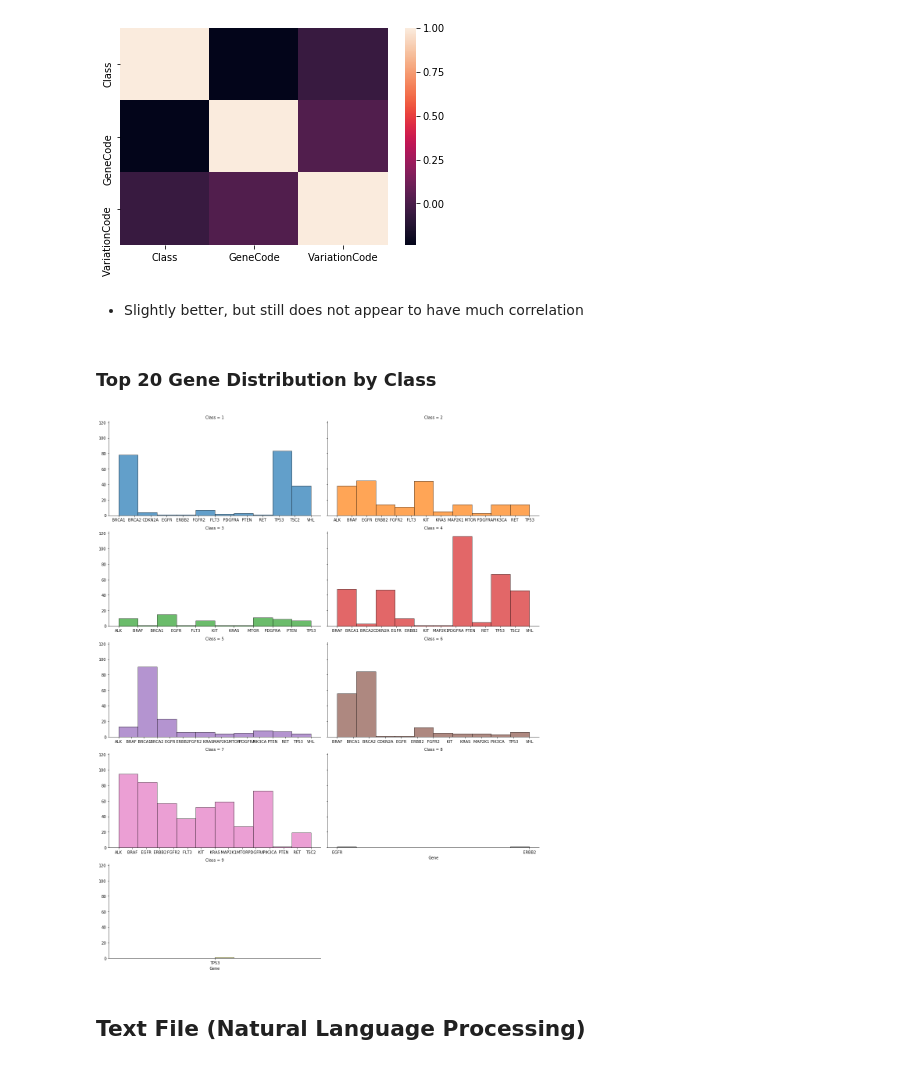
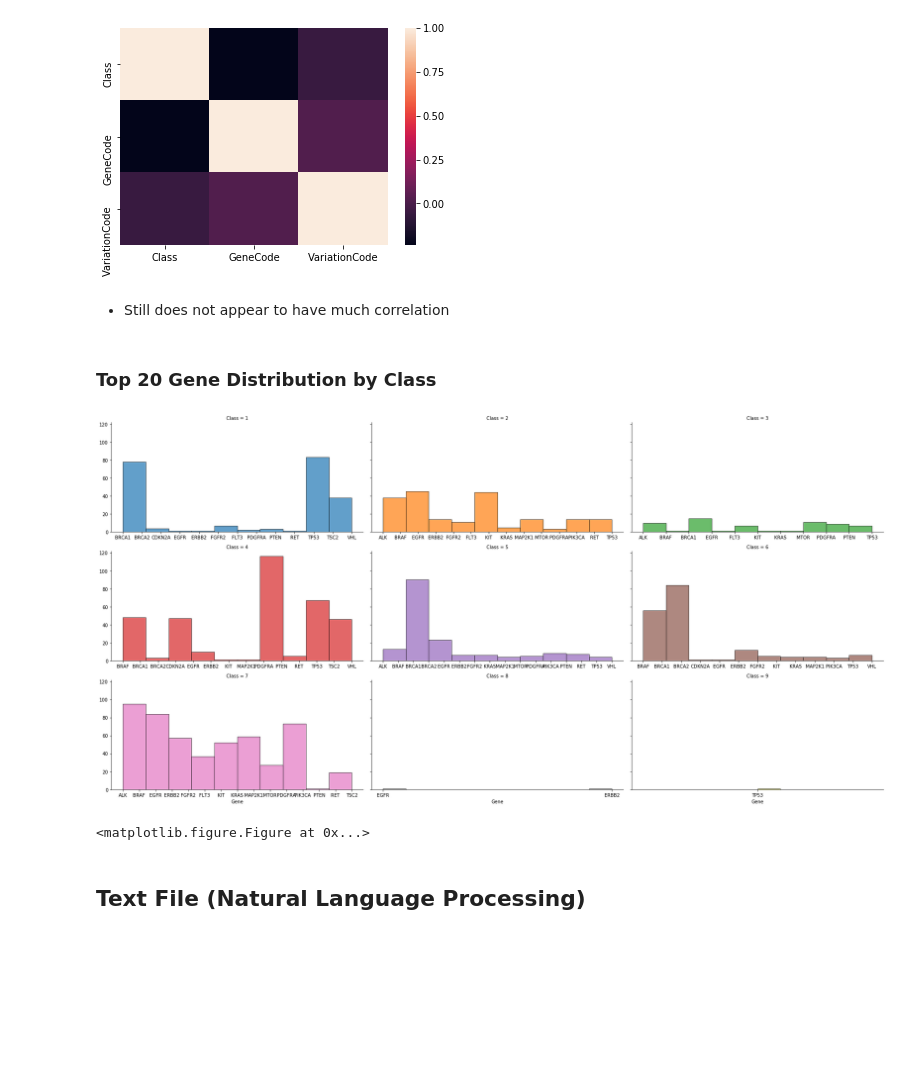
Before and after one commit to lriverawong/personalized-medicine-data-analysis, a Jupyter notebook: Final.ipynb, the cells around one changed output. Saved outputs shown, nothing was run; the diff lists cells and outputs as text; code cells hidden in the pictures; blank space fills up the shorter version.

```diff
--- a/Final.ipynb
+++ b/Final.ipynb
@@ -188,6 +193,6 @@ plt.show()
 # %% [output]
 [figure]
 # %% [markdown]
-- Slightly better, but still does not appear to have much correlation
+- Still does not appear to have much correlation
 # %% [markdown]
 ### Top 20 Gene Distribution by Class
@@ -197,12 +199,15 @@ plt.show()
 # %%
-g = sns.FacetGrid(top_20_genes, col="Class", col_wrap=2, size=4, aspect=2, hue="Class", margin_titles=True, sharex=False)
+g = sns.FacetGrid(top_20_genes, col="Class", col_wrap=3, size=4, aspect=2, hue="Class", margin_titles=True, sharex=False)
 g.map(plt.hist, "Gene", alpha=0.7, edgecolor='#000000');
-for ax in g.axes.flat:
-    for label in ax.get_xticklabels():
-        label.set_rotation(0)
-plt.tight_layout()
 # %% [output]
-[figure, old version]
+[figure, new version]
+# %%
+for ax in g.axes.flat:
+    for label in ax.get_xticklabels():
+        label.set_rotation(0)
+plt.tight_layout()
+# %% [output]
+<matplotlib.figure.Figure at 0x...>
 # %% [markdown]
 ## Text File (Natural Language Processing)
 # %% [markdown]
```
Also changed, not shown: parts of 12 cells of this notebook.
